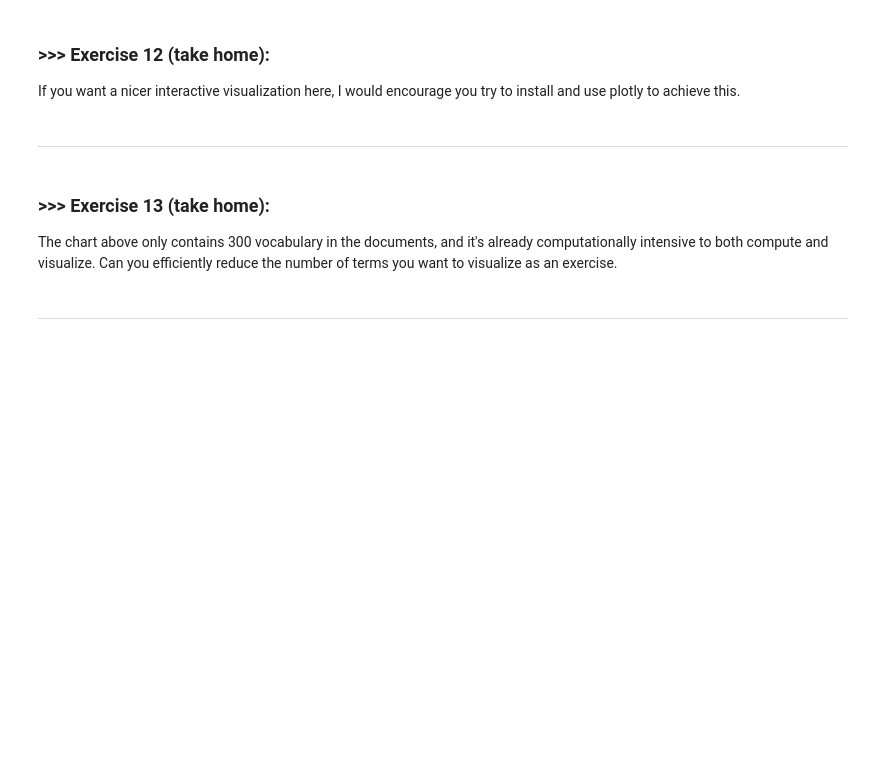
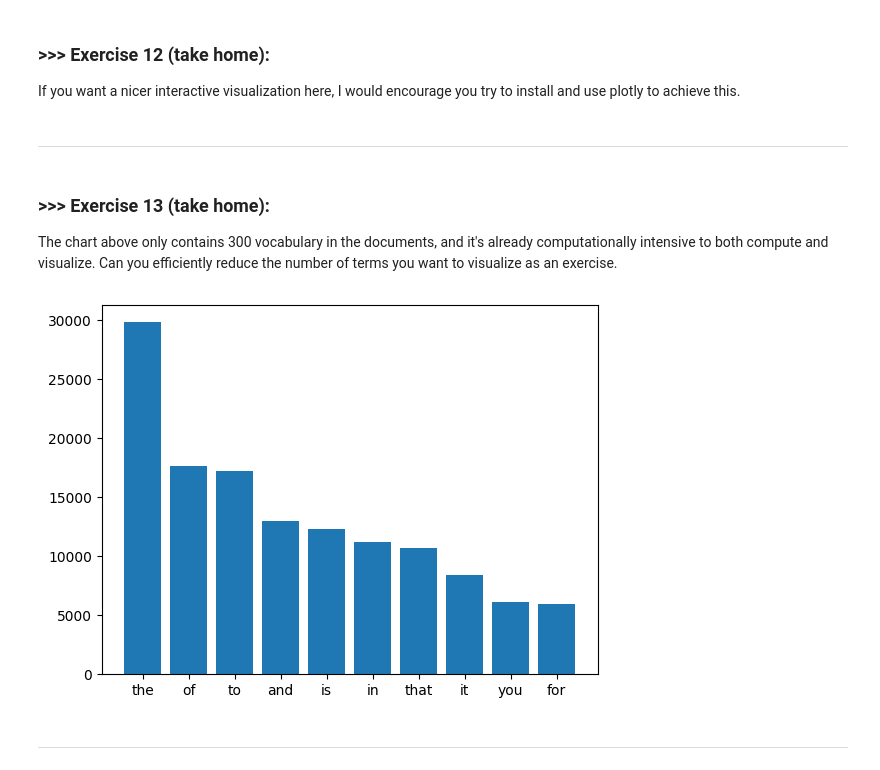
Before and after one commit to Kev-Tan/DM2025-Lab1-Exercise, a Jupyter notebook: DM2025-Lab1-Master.ipynb, the cells around one changed output. Saved outputs shown, nothing was run; the diff lists cells and outputs as text; code cells hidden in the pictures; blank space fills up the shorter version.

```diff
--- a/DM2025-Lab1-Master.ipynb
+++ b/DM2025-Lab1-Master.ipynb
@@ -1176,3 +1182,14 @@ The chart above only contains 300 vocabulary in the documents, and it's already
+# %%
+# Answer here
+top_k = 10
+top_k_indices = np.argsort(term_frequencies)[::-1][:top_k]
+top_k_terms = count_vect.get_feature_names_out()[top_k_indices]
+top_k_frequencies = term_frequencies[top_k_indices]
+
+plt.bar(top_k_terms, top_k_frequencies)
+plt.show()
+# %% [output]
+[figure, added]
 # %% [markdown]
 ---
 # %% [markdown]
```
Also changed, not shown: parts of 9 cells of this notebook.
